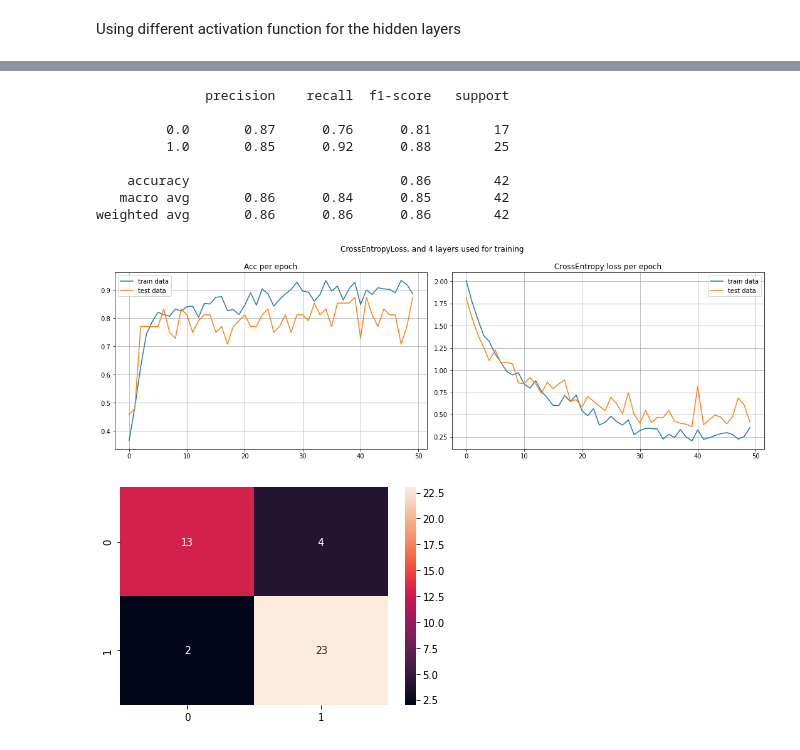
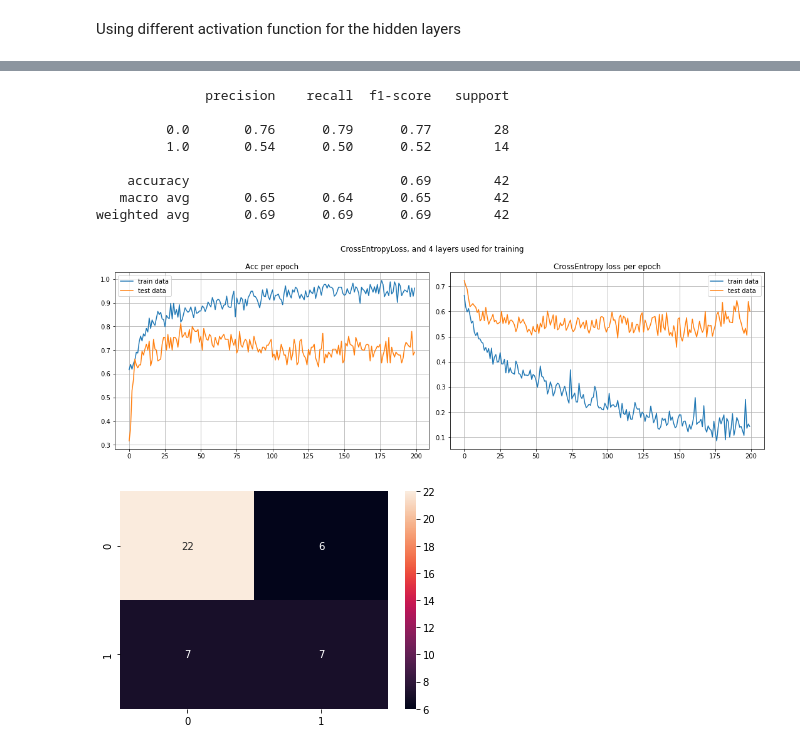
Before and after one commit to zhpinkman/object-detection-sonar, a Jupyter notebook: sonar-classification.ipynb, the cells around one changed output, grey strips where cells are left out. Saved outputs shown, nothing was run; the diff lists cells and outputs as text; code cells hidden in the pictures.

```diff
--- a/sonar-classification.ipynb
+++ b/sonar-classification.ipynb
@@ -70,7 +70,7 @@ class Classifier_nn(nn.Module):
         x = x.squeeze(1)
         return x
 # %%
-def train(model, train_loader, test_loader, criterion, optimizer):
+def train(model, train_loader, test_loader, criterion, optimizer, n_epochs):
     epochs_acc = []
     epochs_loss = []
     epochs_acc_test = []
@@ -141,8 +141,9 @@ def plot_losses(epochs_acc, epochs_loss, epochs_acc_test, epochs_loss_test, titl
     axs[1].set_title('CrossEntropy loss per epoch')
     plt.tight_layout()
 # %%
-def test_model(input_size, n_layers, hidden_size, activation_function, output_size, lr, n_epochs, batch_size):
-    train_df = df.sample(frac=.8, random_state=707)
+def test_model(df, input_size, n_layers, hidden_size, activation_function, output_size, lr, n_epochs, batch_size):
+    df = df.copy()
+    train_df = df.sample(frac=.8)
     test_df = df.drop(train_df.index)
     train_loader = to_dataloader(
         df=train_df,
@@ -169,7 +170,8 @@ def test_model(input_size, n_layers, hidden_size, activation_function, output_si
         train_loader,
         test_loader,
         criterion,
-        optimizer
+        optimizer,
+        n_epochs
     )
     plot_losses(
         epochs_acc,
@@ -256,13 +258,13 @@ weighted avg       0.79      0.79      0.79        42
 # %%
-test_model(df.shape[1] - 1, 4, [32, 16, 8, 8], torch.tanh, 2, 0.001, 50, 8)
+test_model(df, df.shape[1] - 1, 4, [50, 30, 16, 8], torch.tanh, 2, 0.0001, 200, 16)
 # %% [output]
               precision    recall  f1-score   support
 
-         0.0       0.87      0.76      0.81        17
-         1.0       0.85      0.92      0.88        25
+         0.0       0.76      0.79      0.77        28
+         1.0       0.54      0.50      0.52        14
 
-    accuracy                           0.86        42
-   macro avg       0.86      0.84      0.85        42
-weighted avg       0.86      0.86      0.86        42
+    accuracy                           0.69        42
+   macro avg       0.65      0.64      0.65        42
+weighted avg       0.69      0.69      0.69        42
-[figure, old version]
+[figure, new version]
-[figure, old version]
+[figure, new version]
```
Also changed, not shown: parts of 5 cells of this notebook.
